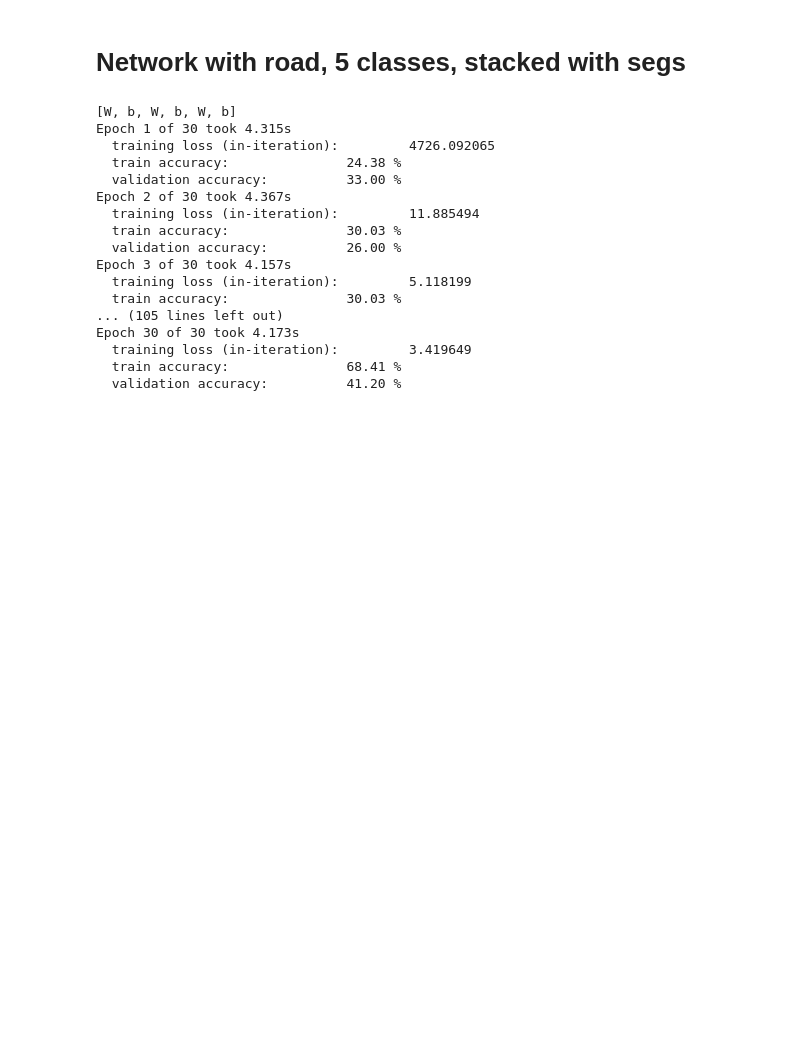
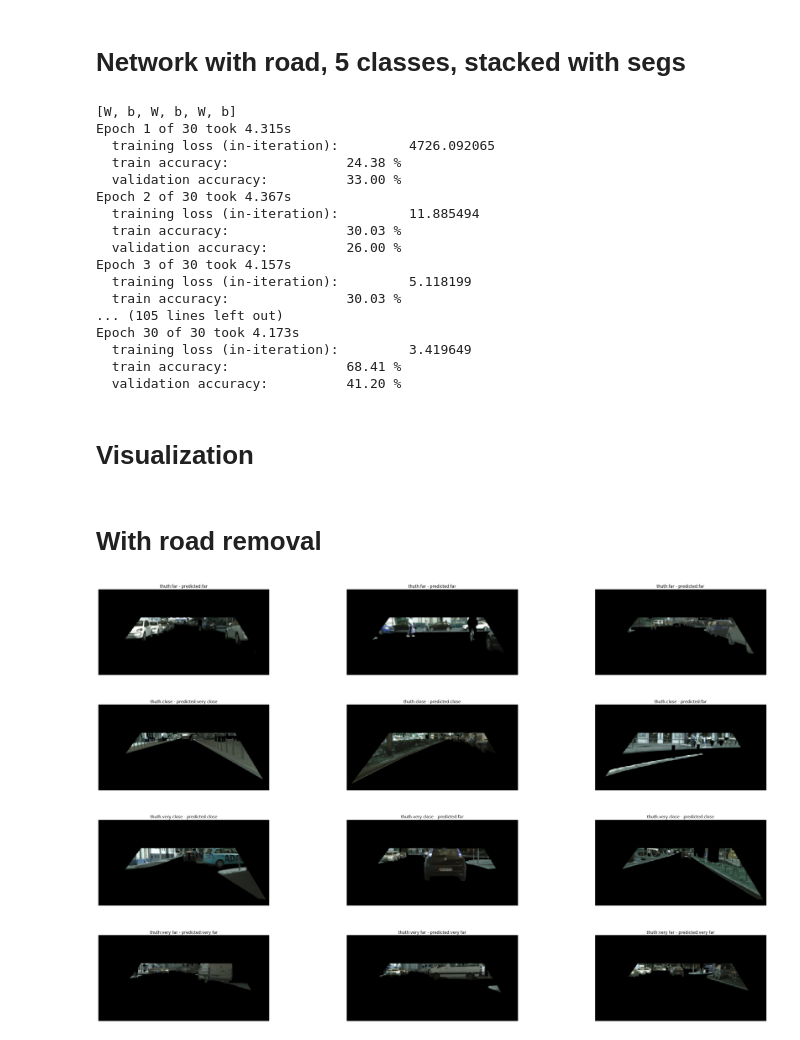
Before and after one commit to Avidereta/dl_project, a Jupyter notebook: VGG.ipynb, the cells around one changed output. Drawn from its saved outputs; the diff is of its cells as text; code cells hidden in the pictures; blank space fills up the shorter version.

Commit message:
added visualization

```diff
--- a/VGG.ipynb
+++ b/VGG.ipynb
@@ -789,3 +790,5 @@ Epoch 30 of 30 took 4.173s
   training loss (in-iteration):         3.419649
   train accuracy:               68.41 %
   validation accuracy:          41.20 %
+# %% [markdown]
+# Visualization
@@ -791,0 +827,45 @@ Epoch 30 of 30 took 4.173s
+# %% [markdown]
+# With road removal
+# %%
+data_filename = 'data_rem_road.pkl'
+
+if os.path.exists(data_filename):
+    with open(data_filename, 'rb') as f:
+        X_train, Seg_train, y_train, X_val, Seg_val, y_val, X_test, Seg_test, y_test = pickle.load(f)
+
+bins = [np.percentile(y_train, 0),
+        np.percentile(y_train, 25),
+        np.percentile(y_train, 50),
+        np.percentile(y_train, 75),
+        np.percentile(y_train, 100) + 1]
+
+y_train = np.digitize(y_train, bins) - 1
+y_val = np.digitize(y_val, bins) - 1
+y_test = np.digitize(y_test, bins) - 1
+
+answers = [2, 1, 1, 1, 0, 0, 0, 0, 1, 1, 0, 2, 0, 0, 2, 0, 0, 0, 0, 3, 3, 0, 3,
+2, 3, 0, 3, 0, 2, 2, 3, 1, 1, 3, 2, 0, 0, 3, 3, 2, 0, 0, 0, 1, 1, 0,
+3, 0, 0, 1, 1, 0, 1, 3, 0, 0, 0, 0, 0, 3, 0, 2, 3, 3, 1, 0, 3, 0, 0,
+0, 0, 0, 0, 0, 3, 0, 1, 1, 3, 3, 3, 1, 1, 3, 2, 3, 3, 0, 3, 1, 3, 3,
+3, 0, 0, 3, 2, 3, 2, 1, 3, 1, 3, 2, 0, 0, 0, 3, 3, 0, 2, 0, 3, 3, 0,
+1, 1, 1, 3, 0, 3, 0, 0, 0, 3, 3, 3, 0, 3, 0, 0, 1, 0, 0, 0, 1, 1, 3,
+3, 0, 3, 0, 0, 1, 3, 0, 3, 0, 3, 3, 0, 3, 3, 1, 3, 0, 0, 3, 3, 0, 0,
+0, 0, 3, 0, 1, 1, 1, 0, 3, 0, 0, 0, 3, 3, 3, 3, 3, 3, 3, 0, 0, 0, 0,
+0, 2, 0, 1, 0, 0, 0, 3, 1, 3, 0, 0, 0, 3, 0, 0, 0, 0, 3, 0, 0, 3, 1,
+1, 0, 0, 3, 0, 3, 0, 0, 0, 0, 0, 0, 2, 3, 0, 1, 1, 1, 1, 0, 1, 3, 0,
+0, 0, 3, 1, 0, 0, 1, 0, 3, 3, 3, 0, 3, 3, 0, 3, 3, 0, 0, 1, 0, 0, 3,
+1, 0, 1, 2, 2, 1, 3, 1, 3, 3, 3, 0, 0, 2, 1, 2, 1, 0, 0, 0, 0, 2, 1,
+1, 1, 2, 2, 2, 2, 0, 0, 2, 3, 3, 2, 2, 3, 2, 0, 1, 1, 1, 1, 1, 1, 0,
+2, 0, 2, 3, 0, 1, 1, 0, 3, 0, 1, 0, 3, 3, 2, 3, 3, 2, 3, 3, 2, 1, 3,
+2, 2, 1, 1, 1, 0, 2, 0, 0, 1, 2, 2, 3, 3, 1, 1, 1, 0, 0, 1, 2, 3, 2,
+2, 1, 1, 0, 2, 0, 0, 3, 1, 0, 2, 1, 3, 0, 0, 1, 3, 3, 0, 0, 0, 3, 0,
+2, 3, 0, 1, 2, 2, 2, 0, 0, 0, 2, 2, 1, 1, 3, 2, 2, 3, 2, 1, 2, 2, 2,
+1, 0, 2, 0, 1, 3, 0, 1, 1, 2, 1, 2, 0, 1, 2, 2, 3, 3, 1, 2, 1, 2, 1,
+2, 0, 0, 0, 2, 1, 0, 3, 2, 1, 3, 3, 0, 1, 0, 0, 1, 0, 2, 2, 1, 0, 2,
+1, 2, 0, 3, 0, 3, 1, 0, 2, 1, 0, 2, 1, 1, 3, 0, 3, 0, 0, 2, 3, 1, 3,
+0, 0, 0, 1, 0, 2, 1, 1, 2, 3, 1, 0, 0, 1, 3, 2, 3, 1, 3, 1, 2, 0, 0,
+1, 1, 2, 2, 3, 0, 3, 2, 1, 0, 2, 0, 0, 0, 1, 3, 2]
+
+show_results(X_val, y_val, answers, 3)
+# %% [output]
+[figure, added]
```
Also changed, not shown: parts of 2 cells of this notebook.
